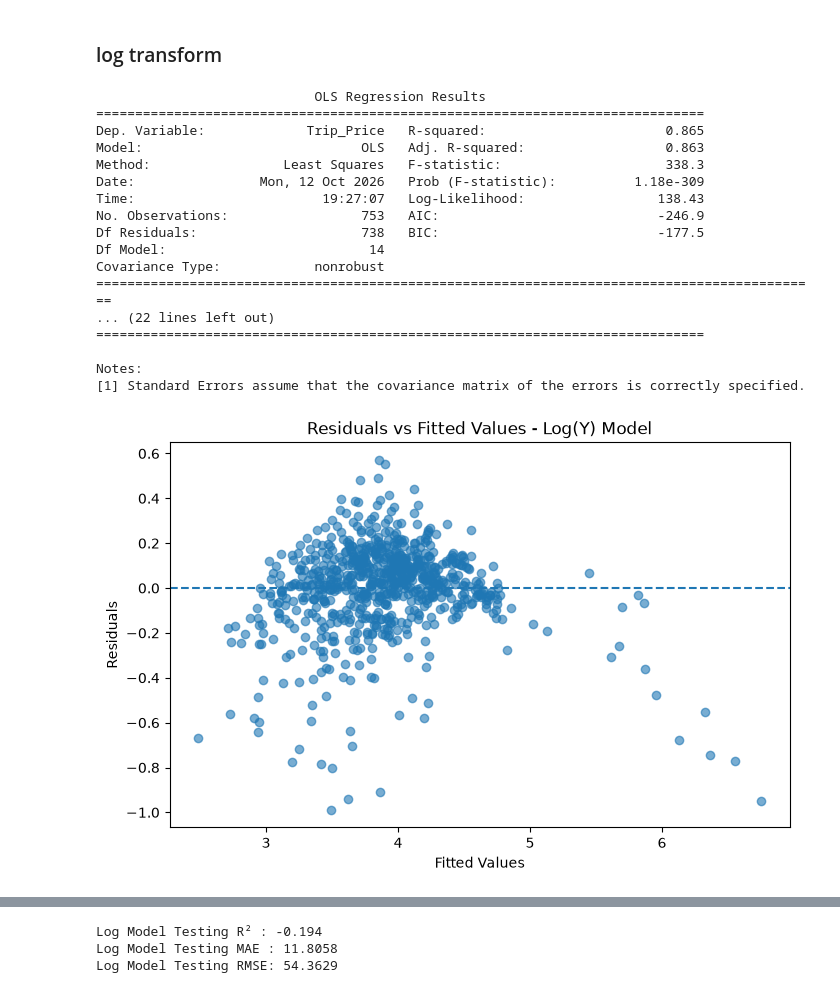
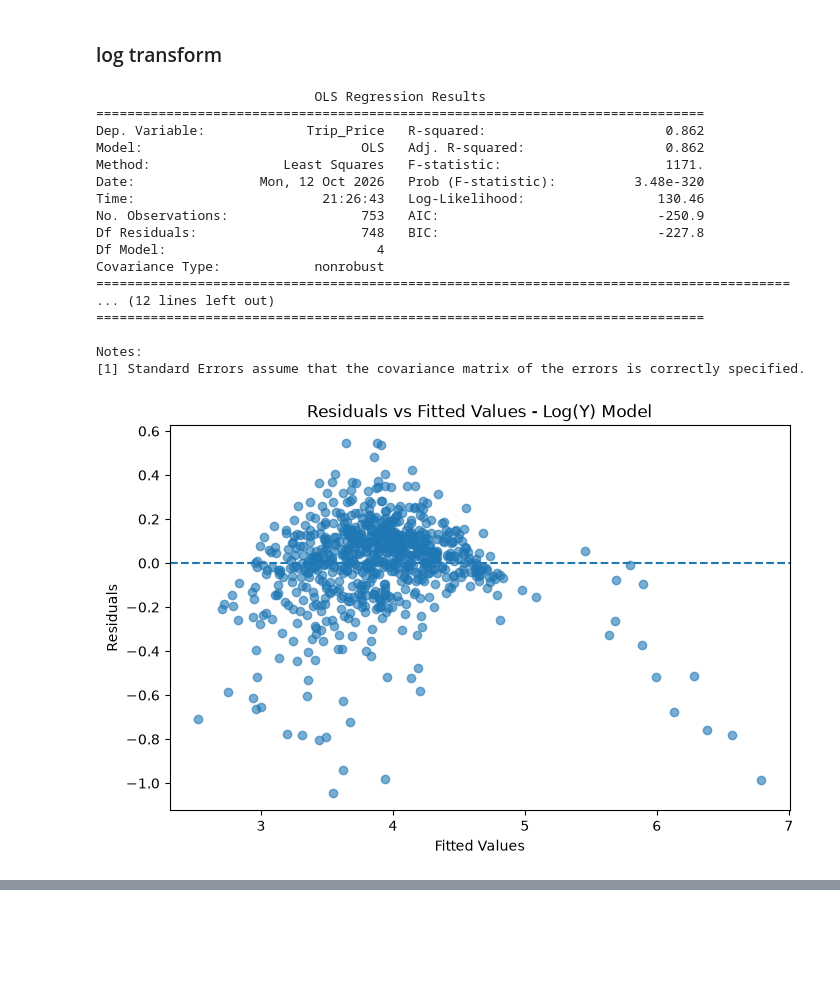
Before and after one commit to kurochan1901/115-1_Data-Analysis-and-Modeling, a Jupyter notebook: HW1/HW1.ipynb, the cells around one changed output, grey strips where cells are left out. Drawn from its saved outputs; the diff is of its cells as text; code cells hidden in the pictures; blank space fills up the shorter version.

Commit message:
residuals analysis_selected model_log model

```diff
--- a/HW1/HW1.ipynb
+++ b/HW1/HW1.ipynb
@@ -1611,8 +1652,8 @@ display(
 y_train_log = np.log(y_train)
 y_test_log = np.log(y_test)
 
-# 2. Fit OLS model
-log_model = sm.OLS(y_train_log, X_train_ols).fit()
+# 2. Fit OLS model with selected variables
+log_model = sm.OLS(y_train_log, X_train_final).fit()
 
 print(log_model.summary())
 
@@ -1620,41 +1661,41 @@ print(log_model.summary())
 
 log_residuals = log_model.resid
 log_fitted = log_model.fittedvalues
 
 
 # Residuals vs Fitted
 plt.figure(figsize=(8, 5))
 plt.scatter(log_fitted, log_residuals, alpha=0.6)
 plt.axhline(0, linestyle="--")
 
 plt.xlabel("Fitted Values")
 plt.ylabel("Residuals")
 plt.title("Residuals vs Fitted Values - Log(Y) Model")
 
 plt.show()
 
 
 # Q-Q Plot
 sm.qqplot(log_residuals, line="45", fit=True)
 
 plt.title("Q-Q Plot of Residuals - Log(Y) Model")
 plt.show()
 # %% [output]
                             OLS Regression Results
 ==============================================================================
-Dep. Variable:             Trip_Price   R-squared:                       0.865
-Model:                            OLS   Adj. R-squared:                  0.863
-Method:                 Least Squares   F-statistic:                     338.3
-Date:                Mon, 12 Oct 2026   Prob (F-statistic):          1.18e-309
-Time:                        19:27:07   Log-Likelihood:                 138.43
-No. Observations:                 753   AIC:                            -246.9
-Df Residuals:                     738   BIC:                            -177.5
-Df Model:                          14
+Dep. Variable:             Trip_Price   R-squared:                       0.862
+Model:                            OLS   Adj. R-squared:                  0.862
+Method:                 Least Squares   F-statistic:                     1171.
+Date:                Mon, 12 Oct 2026   Prob (F-statistic):          3.48e-320
+Time:                        21:26:43   Log-Likelihood:                 130.46
+No. Observations:                 753   AIC:                            -250.9
+Df Residuals:                     748   BIC:                            -227.8
+Df Model:                           4
 Covariance Type:            nonrobust
-=============================================================================================
-... (22 lines left out)
+=========================================================================================
+... (12 lines left out)
 ==============================================================================
 
 Notes:
 [1] Standard Errors assume that the covariance matrix of the errors is correctly specified.
-[figure, old version]
+[figure, new version]
@@ -1662,21 +1702,0 @@ Notes:
-# %%
-# Prediction on test set
-y_test_log_pred = log_model.predict(X_test_ols)
-
-# Transform prediction back to original price scale
-y_test_pred_logmodel = np.exp(y_test_log_pred)
-
-# Performance on original price scale
-log_test_r2 = r2_score(y_test, y_test_pred_logmodel)
-log_test_mae = mean_absolute_error(y_test, y_test_pred_logmodel)
-log_test_rmse = np.sqrt(
-    mean_squared_error(y_test, y_test_pred_logmodel)
-)
-
-print("Log Model Testing R² :", round(log_test_r2, 4))
-print("Log Model Testing MAE :", round(log_test_mae, 4))
-print("Log Model Testing RMSE:", round(log_test_rmse, 4))
-# %% [output]
-Log Model Testing R² : -0.194
-Log Model Testing MAE : 11.8058
-Log Model Testing RMSE: 54.3629
```
Also changed, not shown: parts of 8 cells of this notebook.
